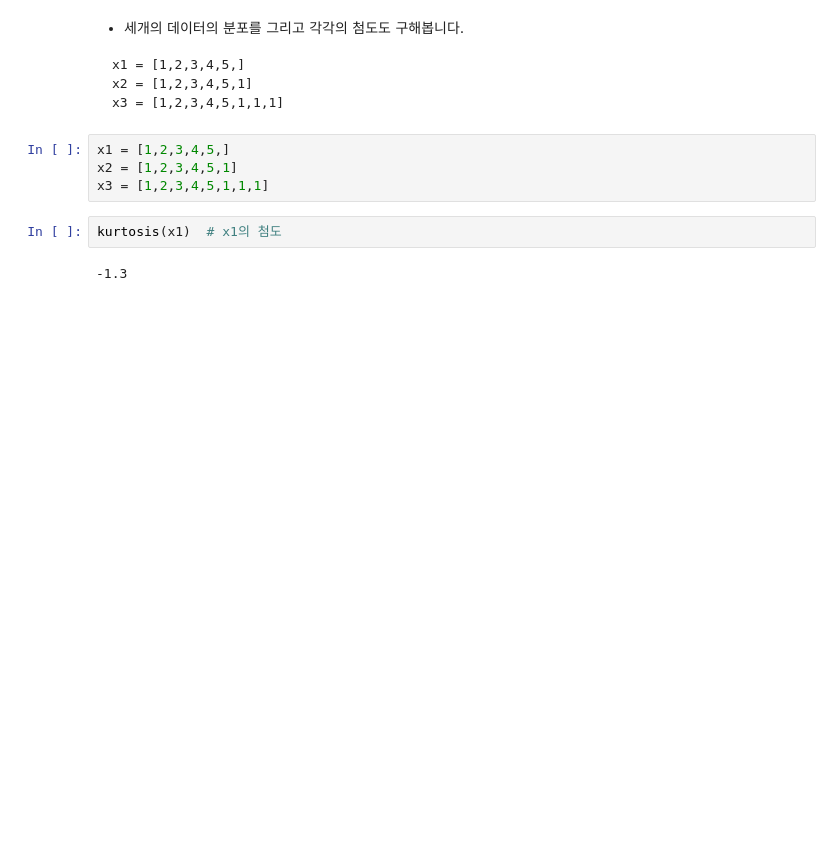
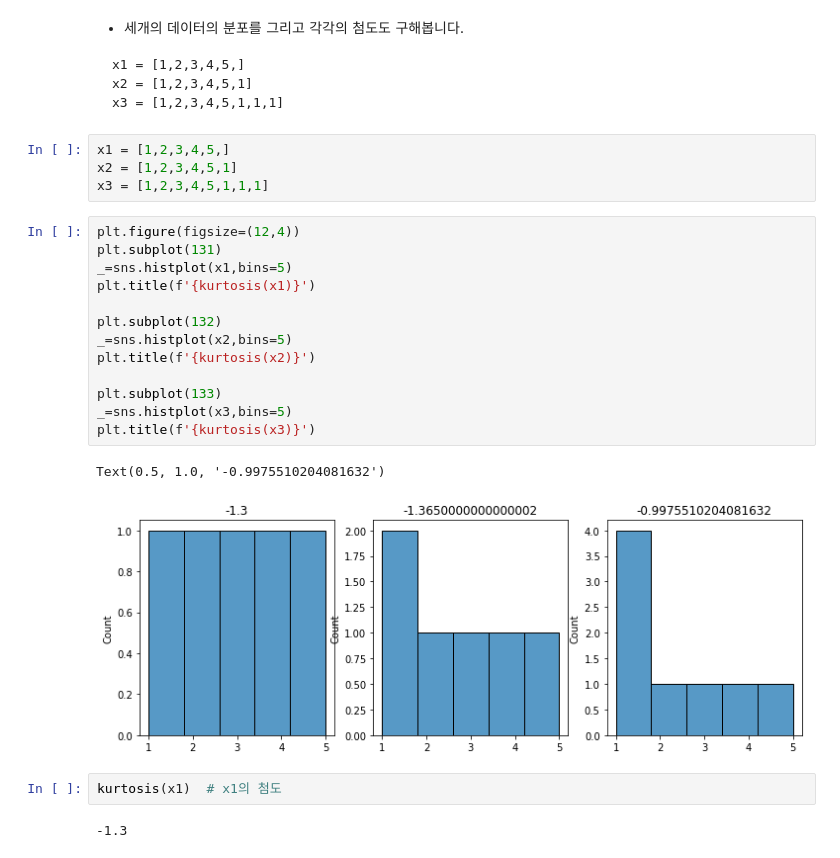
Before and after one commit to LeeHuiJong/DataAnalysis_ML, a Jupyter notebook: ch03_06_기초통계_분포통계량.ipynb, the cells around one changed output. Cells and saved outputs as stored; diff of their text form; blank space fills up the shorter version.

```diff
--- a/ch03_06_기초통계_분포통계량.ipynb
+++ b/ch03_06_기초통계_분포통계량.ipynb
@@ -163,6 +174,22 @@ x3 = [1,2,3,4,5,1,1,1]
 x1 = [1,2,3,4,5,]
 x2 = [1,2,3,4,5,1]
 x3 = [1,2,3,4,5,1,1,1]
+# %%
+plt.figure(figsize=(12,4))
+plt.subplot(131)
+_=sns.histplot(x1,bins=5)
+plt.title(f'{kurtosis(x1)}')
+
+plt.subplot(132)
+_=sns.histplot(x2,bins=5)
+plt.title(f'{kurtosis(x2)}')
+
+plt.subplot(133)
+_=sns.histplot(x3,bins=5)
+plt.title(f'{kurtosis(x3)}')
+# %% [output]
+Text(0.5, 1.0, '-0.9975510204081632')
+[figure, added]
 # %%
 kurtosis(x1)  # x1의 첨도
 # %% [output]
```
Also changed, not shown: parts of 11 cells of this notebook.
